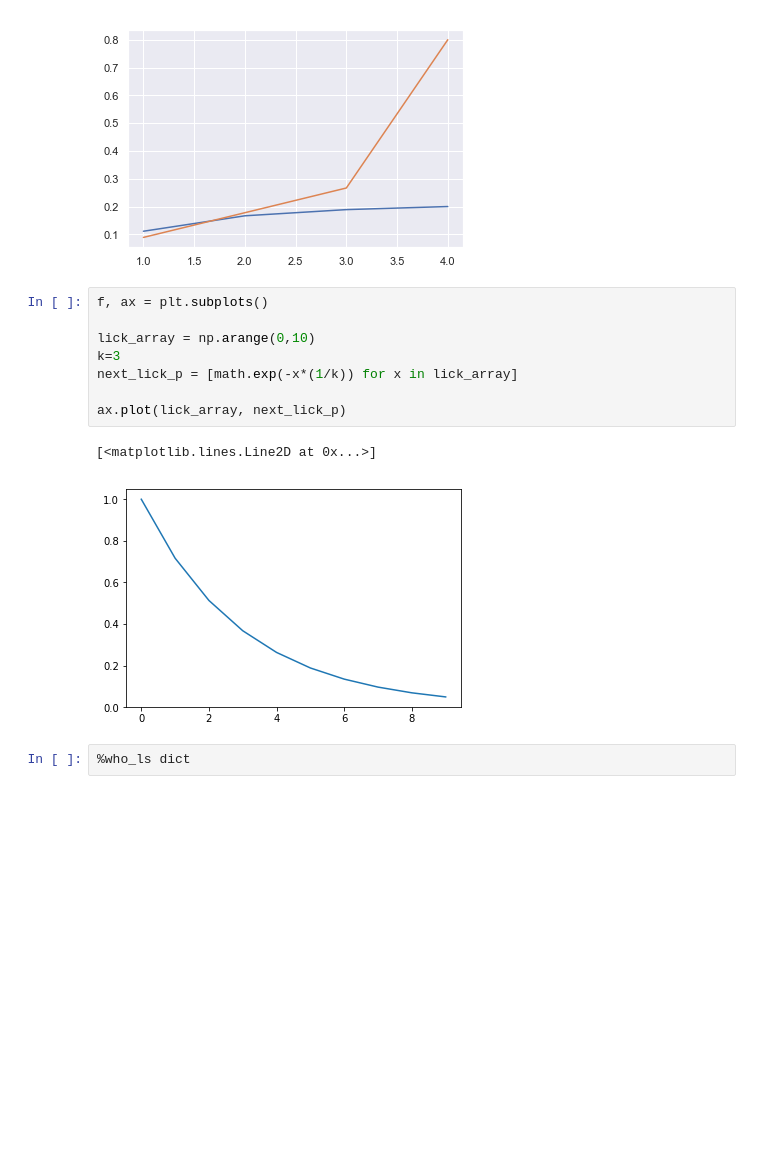
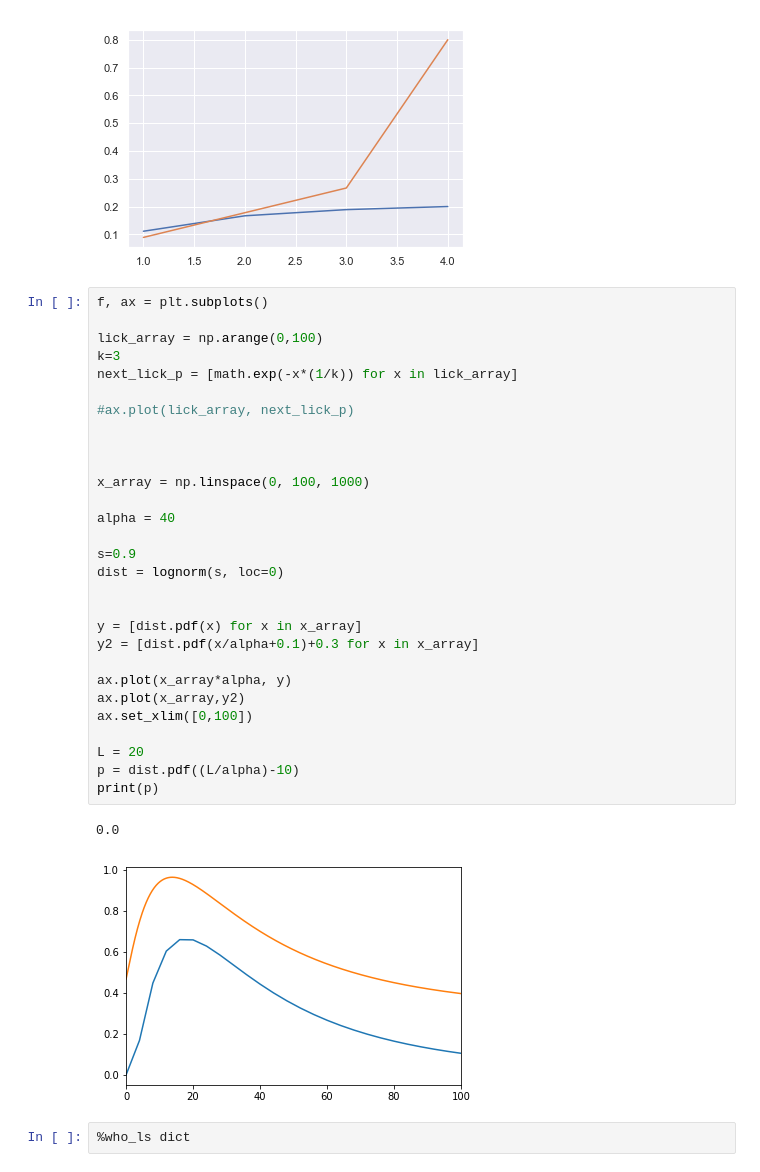
Before and after one commit to mccutcheonlab/lickmodel, a Jupyter notebook: notebooks/lickmodel.ipynb, the cells around one changed output. Saved outputs shown, nothing was run; the diff lists cells and outputs as text; blank space fills up the shorter version.

```diff
--- a/notebooks/lickmodel.ipynb
+++ b/notebooks/lickmodel.ipynb
@@ -415,17 +439,38 @@ ax.plot(xxx,bbbCS_norm)
 30 30
 [<matplotlib.lines.Line2D at 0x...>]
 [figure]
-# %%
-f, ax = plt.subplots()
-
-lick_array = np.arange(0,10)
-k=3
-next_lick_p = [math.exp(-x*(1/k)) for x in lick_array]
-
-ax.plot(lick_array, next_lick_p)
-# %% [output]
-[<matplotlib.lines.Line2D at 0x...>]
-[figure, removed]
+# %%
+f, ax = plt.subplots()
+
+lick_array = np.arange(0,100)
+k=3
+next_lick_p = [math.exp(-x*(1/k)) for x in lick_array]
+
+#ax.plot(lick_array, next_lick_p)
+
+
+
+x_array = np.linspace(0, 100, 1000)
+
+alpha = 40
+
+s=0.9
+dist = lognorm(s, loc=0)
+
+
+y = [dist.pdf(x) for x in x_array]
+y2 = [dist.pdf(x/alpha+0.1)+0.3 for x in x_array]
+
+ax.plot(x_array*alpha, y)
+ax.plot(x_array,y2)
+ax.set_xlim([0,100])
+
+L = 20
+p = dist.pdf((L/alpha)-10)
+print(p)
+# %% [output]
+0.0
+[figure, added]
 # %%
 %who_ls dict
 # %% [output]
```
Also changed, not shown: parts of 7 cells of this notebook.
